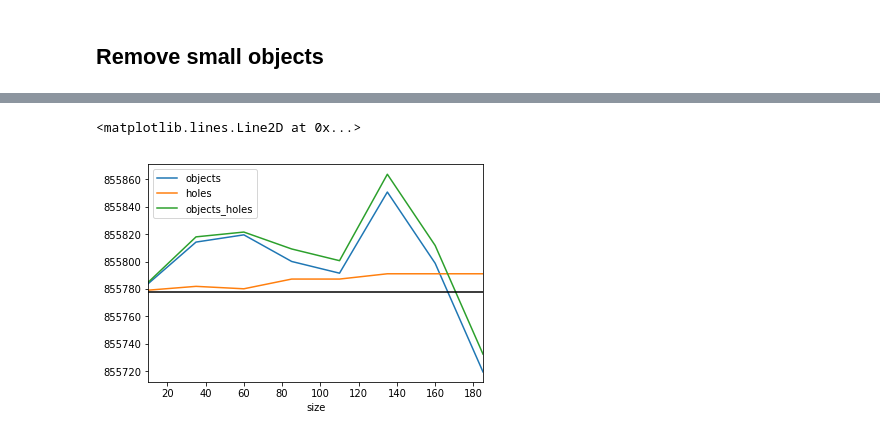
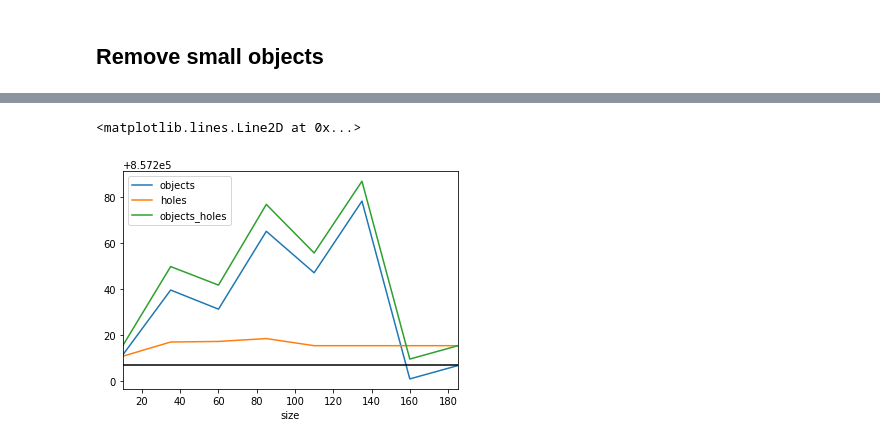
Before and after one commit to jgc128/topcoder_pathimage_segmentation, a Jupyter notebook: view_scores.ipynb, the cells around one changed output, grey strips where cells are left out. Saved outputs shown, nothing was run; the diff lists cells and outputs as text; code cells hidden in the pictures.

```diff
--- a/view_scores.ipynb
+++ b/view_scores.ipynb
@@ -52,3 +62,7 @@ threshold = 0.4
 # %%
-predictions_masks = np.zeros_like(predictions, dtype=np.bool)
-predictions_masks[predictions>threshold] = 1
+models_predictions_masks = {}
+for model, predictions in models_predictions.items():
+    predictions_masks = np.zeros_like(predictions, dtype=np.bool)
+    predictions_masks[predictions>threshold] = 1
+
+    models_predictions_masks[model] = predictions_masks
@@ -60,0 +69,15 @@ Score: 855778.127929
+# %%
+# auto thresholds
+models_predictions_masks = {}
+for model, predictions in models_predictions.items():
+    ths = [threshold_yen(p) for p in predictions]
+
+    predictions_masks = [p <= th for p, th in zip(ths, predictions)]
+
+    models_predictions_masks[model] = np.stack(predictions_masks, axis=0)
+# %%
+models_scores = {}
+for model, predictions_masks in models_predictions_masks.items():
+    score = topcoder_metric(masks, predictions_masks)
+
+    models_scores[model] = score
@@ -63,9 +94,9 @@ Score: 855778.127929
 # %%
 scores = []
 for size in range(10,200,25):
-    predictions_mask_wo = remove_small_objects(predictions_masks.astype(np.bool), size)
-    predictions_mask_wh = remove_small_holes(predictions_masks.astype(np.bool), size)
-    predictions_mask_who = remove_small_holes(remove_small_objects(predictions_masks.astype(np.bool), size), size)
+    predictions_mask_wo = remove_small_objects(models_predictions_masks['gmean'].astype(np.bool), size)
+    predictions_mask_wh = remove_small_holes(models_predictions_masks['gmean'].astype(np.bool), size)
+    predictions_mask_who = remove_small_holes(remove_small_objects(models_predictions_masks['gmean'].astype(np.bool), size), size)
 
     score_wo = topcoder_metric(masks, predictions_mask_wo.astype(np.float))
     score_wh = topcoder_metric(masks, predictions_mask_wh.astype(np.float))
@@ -89,6 +120,6 @@ scores
 # %%
 ax = scores.plot(x='size', y=['objects','holes','objects_holes',])
-ax.axhline(y=score, c='black')
+ax.axhline(y=models_scores['gmean'], c='black')
 # %% [output]
 <matplotlib.lines.Line2D at 0x...>
-[figure, old version]
+[figure, new version]
```
Also changed, not shown: parts of 12 cells of this notebook, 6 other files.
